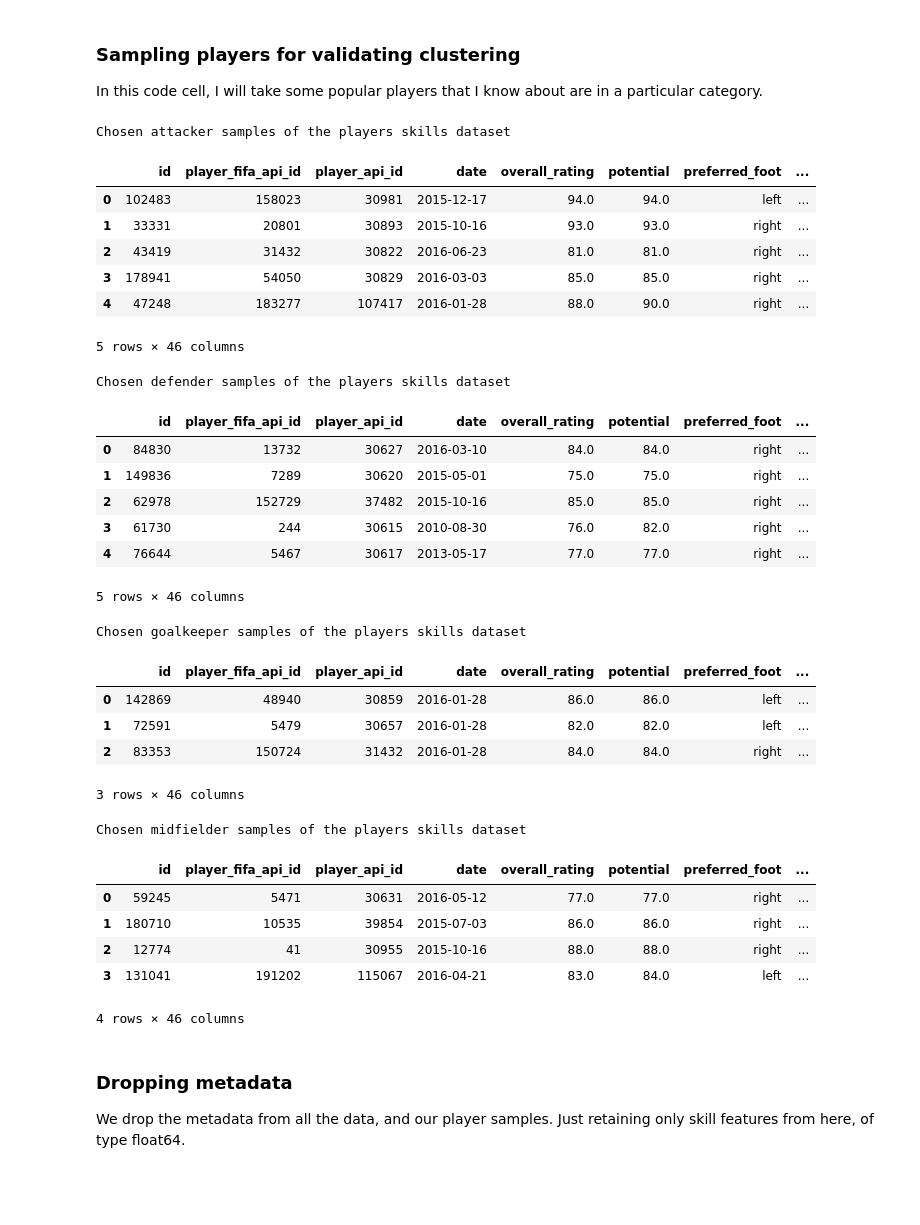
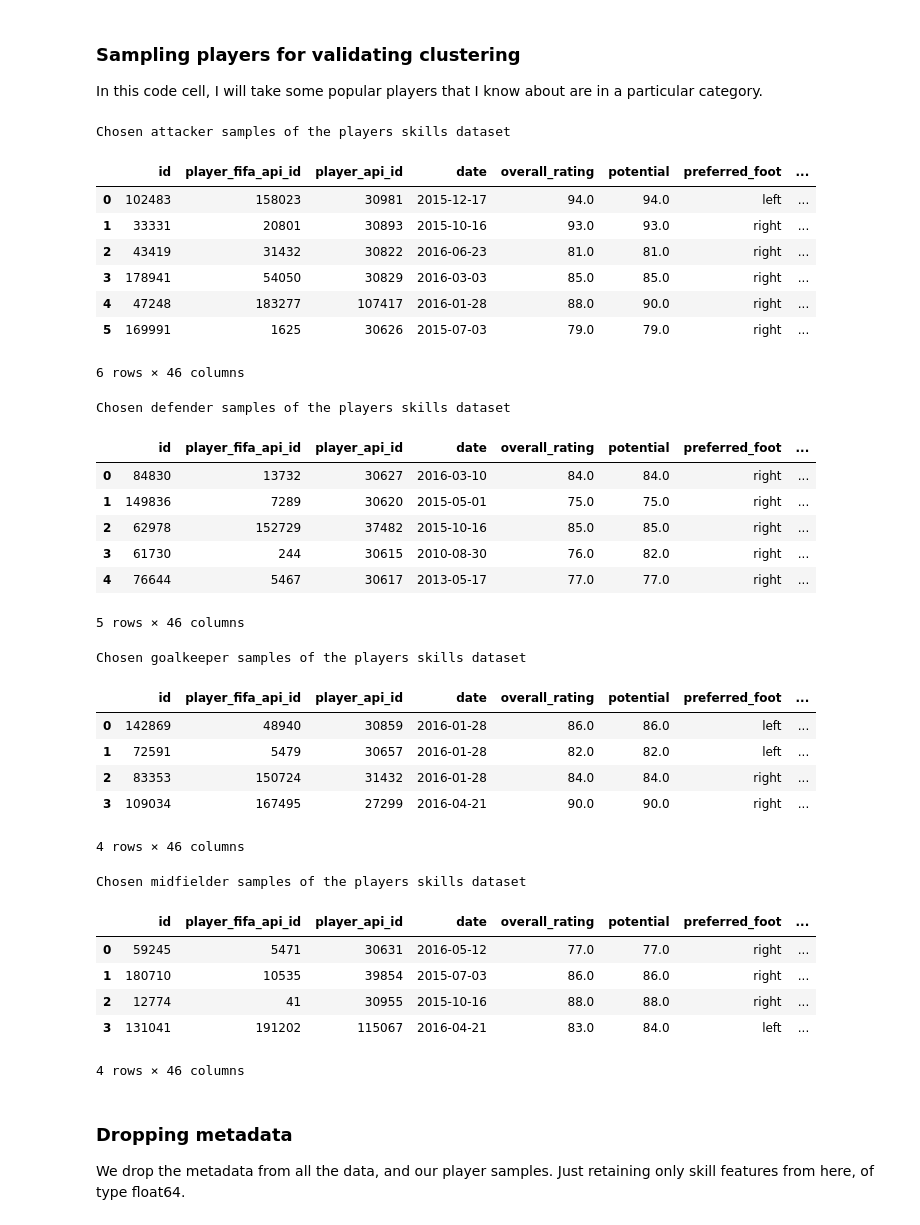
Before and after one commit to sgoyal1012/UdacityNanodegreeSubmissions, a Jupyter notebook: EuropeanSoccer_Capstone/Notebook_Code/Players_clustering.ipynb, the cells around one changed output. Cells and saved outputs as stored; diff of their text form; code cells hidden in the pictures; blank space fills up the shorter version.

```diff
--- a/EuropeanSoccer_Capstone/Notebook_Code/Players_clustering.ipynb
+++ b/EuropeanSoccer_Capstone/Notebook_Code/Players_clustering.ipynb
@@ -64,7 +64,7 @@ player_join_df = player_join_df[player_join_df.columns.drop(list(player_join_df.
 player_join_df.date = pd.to_datetime(player_join_df.date)
 player_join_df = player_join_df.sort_values(['date'], ascending=False)
 
-ATTACKER_NAMES = ['Lionel Messi', 'Cristiano Ronaldo', 'Didier Drogba', 'Wayne Rooney', 'Eden Hazard']
+ATTACKER_NAMES = ['Lionel Messi', 'Cristiano Ronaldo', 'Didier Drogba', 'Wayne Rooney', 'Eden Hazard', 'Thierry Henry']
 attacker_player_row_indices = []
 for attacker in ATTACKER_NAMES:
     attacker_df = player_join_df[player_join_df['player_name']== attacker]
@@ -77,7 +77,7 @@ for defender in DEFENDER_NAMES:
     defender_df = player_join_df[player_join_df['player_name']== defender]
     defender_player_row_indices.append(defender_df.index[0])
 
-GOALKEEPER_NAMES = ['Petr Cech', 'Iker Casillas', 'Joe Hart']
+GOALKEEPER_NAMES = ['Petr Cech', 'Iker Casillas', 'Joe Hart', 'Manuel Neuer']
 goalkeeper_player_row_indices = []
 for goalkeeper in GOALKEEPER_NAMES:
     goalkeeper_df = player_join_df[player_join_df['player_name']== goalkeeper]
@@ -94,34 +94,35 @@ attacker_player_row_indices = [102482, 43418, 33330]
 defender_player_row_indices = [84848, 149835, 62977]
 goalkeeper_player_row_indices = [142868, 72590, 83352]
 midfielder_player_row_indices = [59244, 180709, 12773]
 '''
 
 
 # Create a DataFrame of the chosen samples
 attacker_samples = pd.DataFrame(player_join_df.loc[attacker_player_row_indices], columns = player_join_df.keys()).reset_index(drop = True)
 print "Chosen attacker samples of the players skills dataset"
 display(attacker_samples)
 
 defender_samples = pd.DataFrame(player_join_df.loc[defender_player_row_indices], columns = player_join_df.keys()).reset_index(drop = True)
 print "Chosen defender samples of the players skills dataset"
 display(defender_samples)
 
 goalkeeper_samples = pd.DataFrame(player_join_df.loc[goalkeeper_player_row_indices], columns = player_join_df.keys()).reset_index(drop = True)
 print "Chosen goalkeeper samples of the players skills dataset"
 display(goalkeeper_samples)
 
 midfielder_samples = pd.DataFrame(player_join_df.loc[midfielder_player_row_indices], columns = player_join_df.keys()).reset_index(drop = True)
 print "Chosen midfielder samples of the players skills dataset"
 display(midfielder_samples)
 # %% [output]
 Chosen attacker samples of the players skills dataset
 |  | id | player_fifa_api_id | player_api_id | date | overall_rating | potential | preferred_foot | ... |
 | 0 | 102483 | 158023 | 30981 | 2015-12-17 | 94.0 | 94.0 | left | ... |
 | 1 | 33331 | 20801 | 30893 | 2015-10-16 | 93.0 | 93.0 | right | ... |
 | 2 | 43419 | 31432 | 30822 | 2016-06-23 | 81.0 | 81.0 | right | ... |
 | 3 | 178941 | 54050 | 30829 | 2016-03-03 | 85.0 | 85.0 | right | ... |
 | 4 | 47248 | 183277 | 107417 | 2016-01-28 | 88.0 | 90.0 | right | ... |
+| 5 | 169991 | 1625 | 30626 | 2015-07-03 | 79.0 | 79.0 | right | ... |
-5 rows × 46 columns
+6 rows × 46 columns
 Chosen defender samples of the players skills dataset
 |  | id | player_fifa_api_id | player_api_id | date | overall_rating | potential | preferred_foot | ... |
 | 0 | 84830 | 13732 | 30627 | 2016-03-10 | 84.0 | 84.0 | right | ... |
@@ -135,7 +136,8 @@ Chosen goalkeeper samples of the players skills dataset
 | 0 | 142869 | 48940 | 30859 | 2016-01-28 | 86.0 | 86.0 | left | ... |
 | 1 | 72591 | 5479 | 30657 | 2016-01-28 | 82.0 | 82.0 | left | ... |
 | 2 | 83353 | 150724 | 31432 | 2016-01-28 | 84.0 | 84.0 | right | ... |
+| 3 | 109034 | 167495 | 27299 | 2016-04-21 | 90.0 | 90.0 | right | ... |
-3 rows × 46 columns
+4 rows × 46 columns
 Chosen midfielder samples of the players skills dataset
 |  | id | player_fifa_api_id | player_api_id | date | overall_rating | potential | preferred_foot | ... |
 | 0 | 59245 | 5471 | 30631 | 2016-05-12 | 77.0 | 77.0 | right | ... |
```
Also changed, not shown: parts of 2 cells of this notebook.
